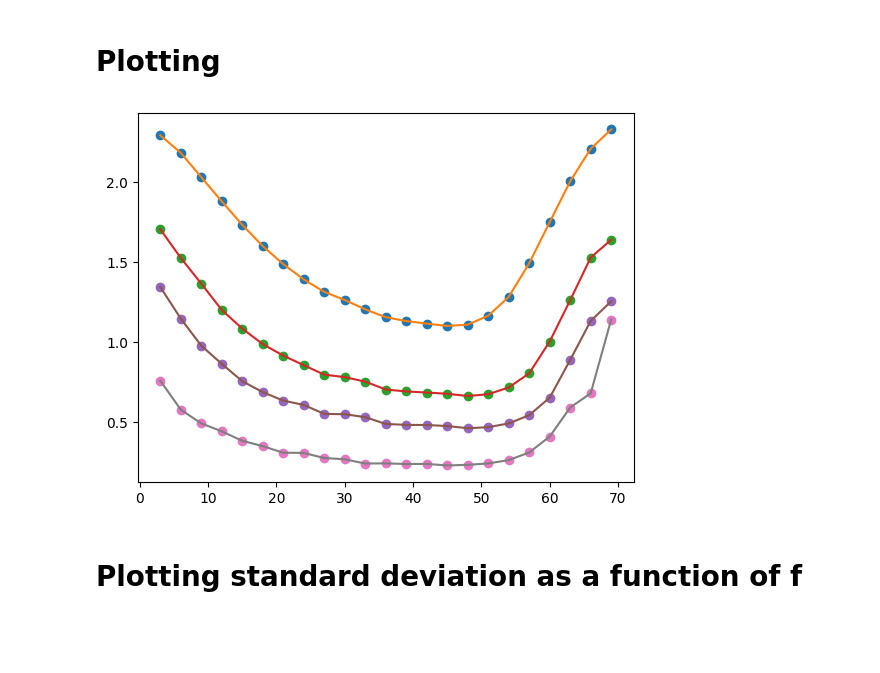
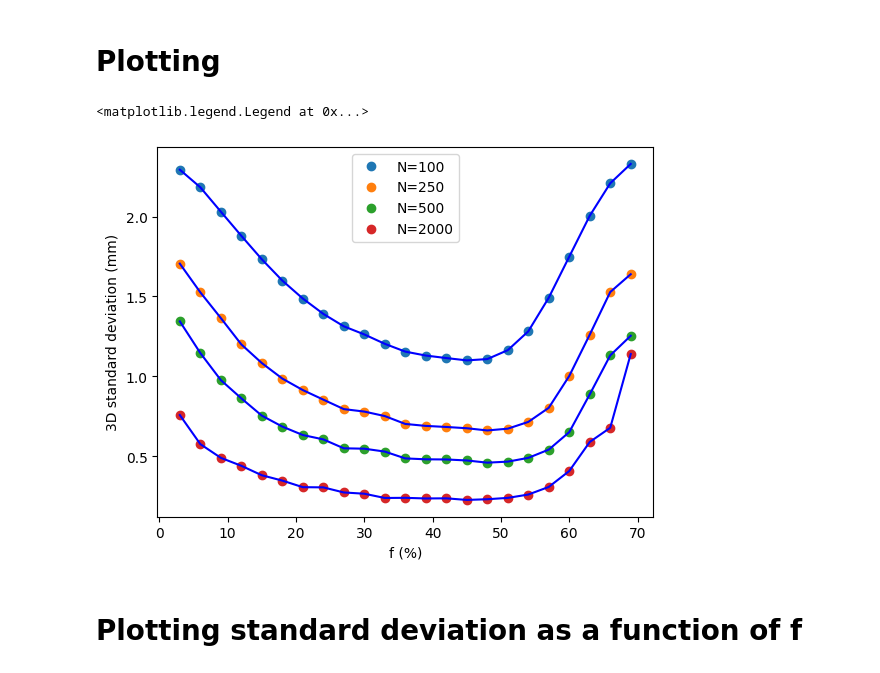
Before and after one commit to PEPT-Data-Analysis-Group/PEPT-, a Jupyter notebook: optimization.ipynb, the cells around one changed output. Saved outputs shown, nothing was run; the diff lists cells and outputs as text; code cells hidden in the pictures; blank space fills up the shorter version.

```diff
--- a/optimization.ipynb
+++ b/optimization.ipynb
@@ -23,12 +23,18 @@ for file in prefix:
 # %% [markdown]
 # Plotting
 # %%
+name = ['N=100', 'N=250', 'N=500', 'N=2000']
 f = range(3,72,3)
 fig, ax = plt.subplots()
-for val in df.values():
-    ax.plot(f, val, "o")
-    ax.plot(f, val, "-")
+for key,val in df.items():
+    ax.plot(f, val, "o", label = f"N={key}")
+    ax.plot(f, val, "b-")
+
+plt.ylabel("3D standard deviation (mm)")
+plt.xlabel("f (%)")
+plt.legend()
 # %% [output]
+<matplotlib.legend.Legend at 0x...>
-[figure, old version]
+[figure, new version]
 # %% [markdown]
 # Plotting standard deviation as a function of f
```
Also changed, not shown: 1 other file.
